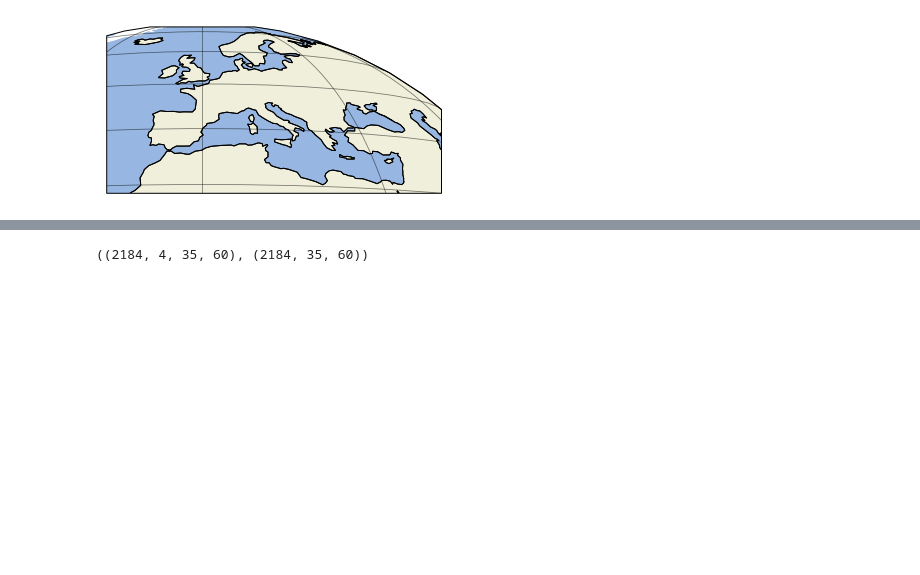
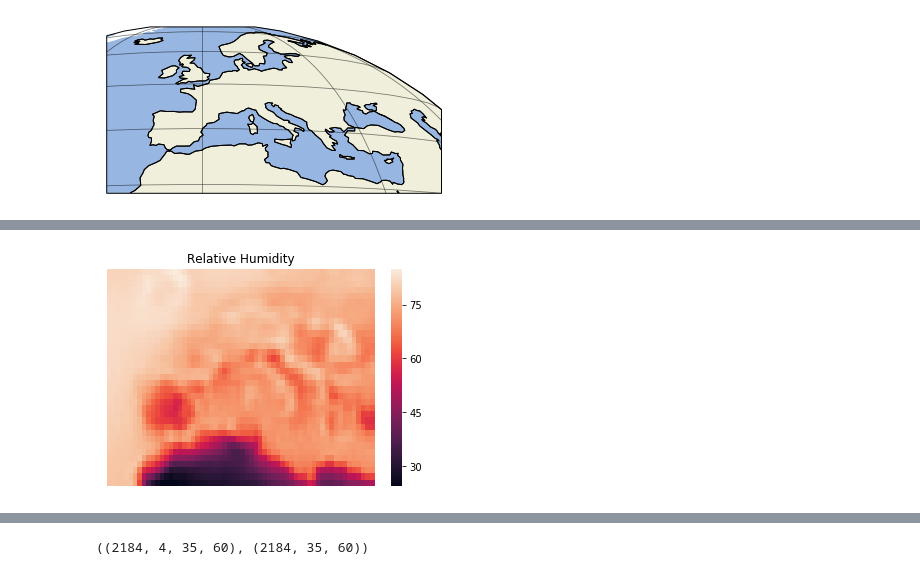
Before and after one commit to hannasv/ms, a Jupyter notebook: notebooks/plotting/plot_grid.ipynb, the cells around one changed output, grey strips where cells are left out. Saved outputs shown, nothing was run; the diff lists cells and outputs as text; code cells hidden in the pictures; blank space fills up the shorter version.

```diff
--- a/notebooks/plotting/plot_grid.ipynb
+++ b/notebooks/plotting/plot_grid.ipynb
@@ -129,0 +115,10 @@ np.shape(xr.open_dataset(son_files[0]).sel(time = slice(start, stop)).q.values[0
+# %%
+ax = sns.heatmap(r.r.values)
+ax.set_title('Relative Humidity')
+ax.tick_params(left=False, bottom=False)
+ax.set_xticklabels(['', '', '', ''])
+ax.set_yticklabels(['', '', '', ''])
+#ax.cbar(False)
+plt.savefig(save_dir + 'mean_relative_humidities.png', bbox_inches='tight')
+# %% [output]
+[figure, added]
```
Also changed, not shown: parts of 22 cells of this notebook, 14 other files.
